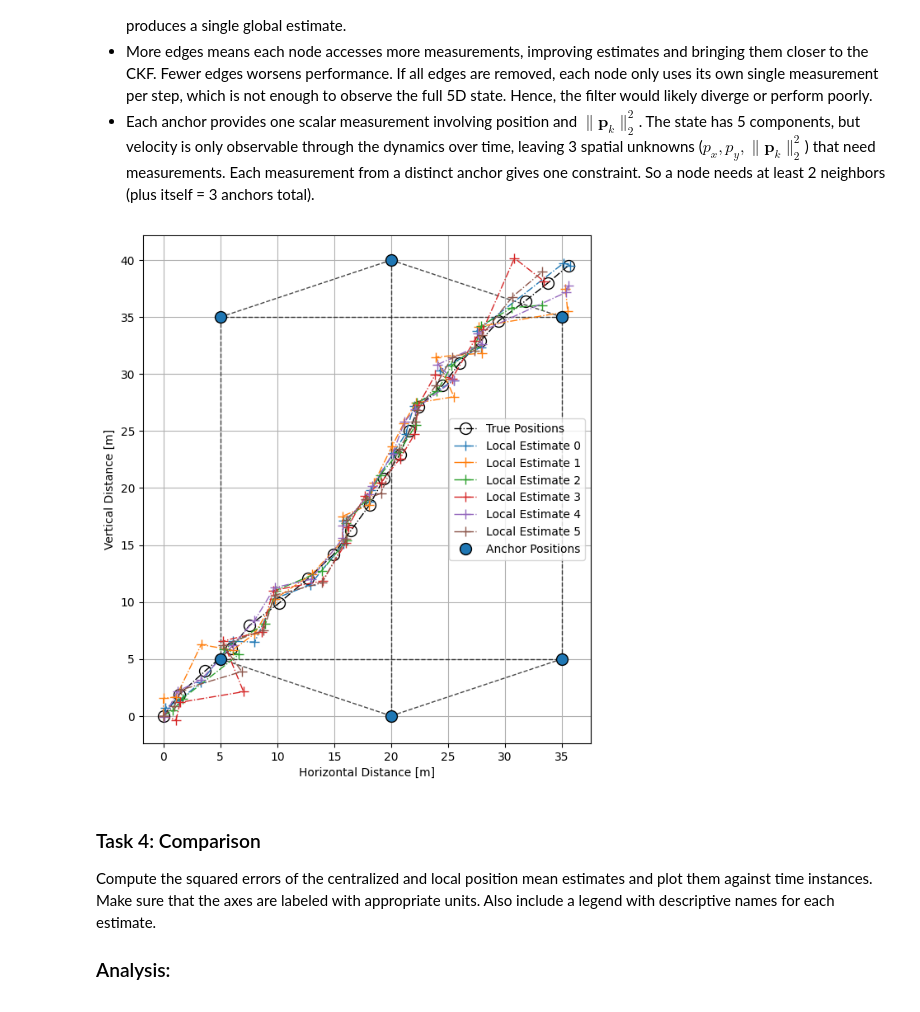
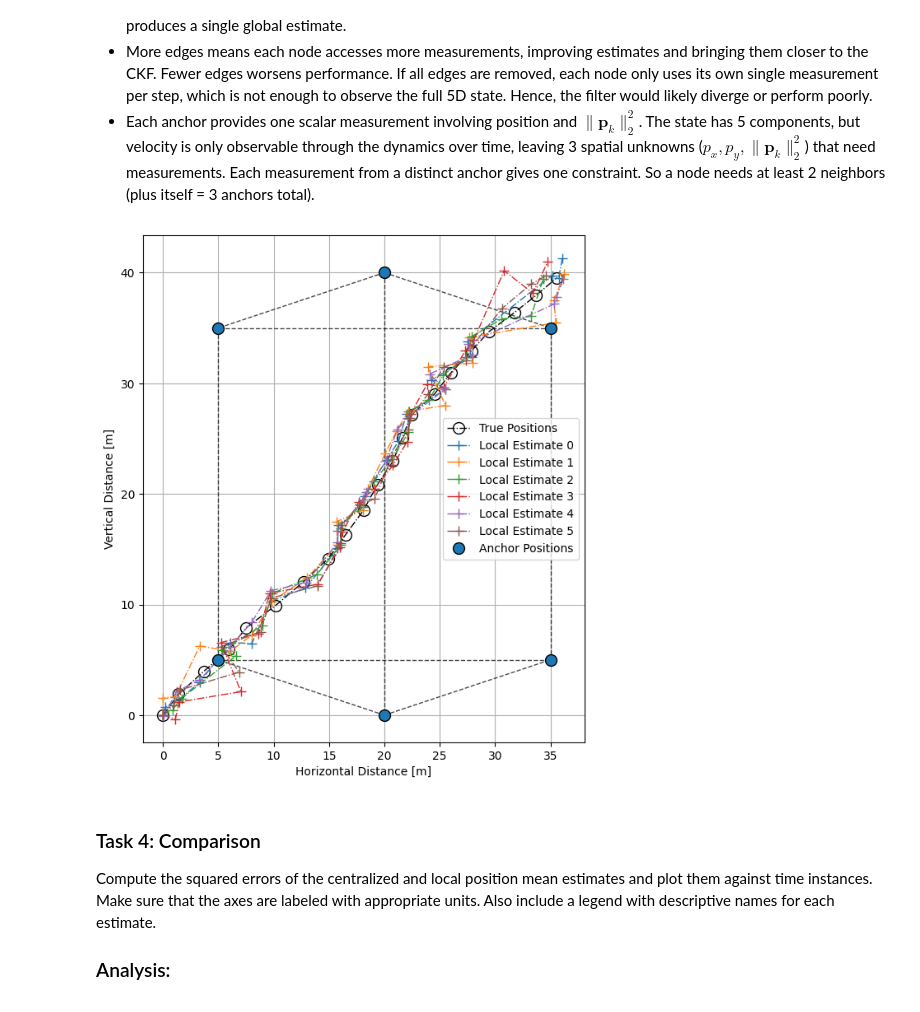
Before and after one commit to sterreno99/PSF_assignments, a Jupyter notebook: Assignments/assignment4_students/assignment4_pragun.ipynb, the cells around one changed output. Saved outputs shown, nothing was run; the diff lists cells and outputs as text; code cells hidden in the pictures.

```diff
--- a/Assignments/assignment4_students/assignment4_pragun.ipynb
+++ b/Assignments/assignment4_students/assignment4_pragun.ipynb
@@ -183,7 +183,7 @@ C_full = np.vstack([C[n] for n in range(N)])
 # Measurement noise covariance
 R_full = R * np.eye(N)
 
-for k in range(T):
+for k in range(T+1):
     # Previous estimates
     x_prev = centralized_means[-1]
     P_prev = centralized_covariances[-1]
@@ -275,38 +275,38 @@ for (i, j) in edge_list:
     neighbors[i].add(j)
     neighbors[j].add(i)
 
-for k in range(T):
+for k in range(T+1):
     for n in range(N):
         x_prev = local_means[n][-1]
         P_prev = local_covariances[n][-1]
 
         # Prediction
         x_pred = A @ x_prev
         P_pred = A @ P_prev @ A.T + Q
 
         # Measurement update
         x_n = x_pred.copy()
         P_n = P_pred.copy()
 
         for j in list(neighbors[n]) + [n]:
             C_j = C[j]
             y_j = measurement_list[j, k].reshape(-1, 1)
 
             S_j = C_j @ P_n @ C_j.T + R
             K_j = P_n @ C_j.T / S_j
 
             x_n = x_n + K_j @ (y_j - C_j @ x_n)
             P_n = P_n - K_j @ C_j @ P_n
 
         local_means[n].append(x_n)
         local_covariances[n].append(P_n)
 
 
 #### END HERE ####
 
 helper.plotDecentralizedKFEstimate(true_states, anchor_positions, edge_list, local_means)
 # %% [output]
-[figure, old version]
+[figure, new version]
 # %% [markdown]
 ### Task 4: Comparison
 Compute the squared errors of the centralized and local position mean estimates and plot them against time instances. Make sure that the axes are labeled with appropriate units. Also include a legend with descriptive names for each estimate.
```
Also changed, not shown: parts of 1 cell of this notebook.
